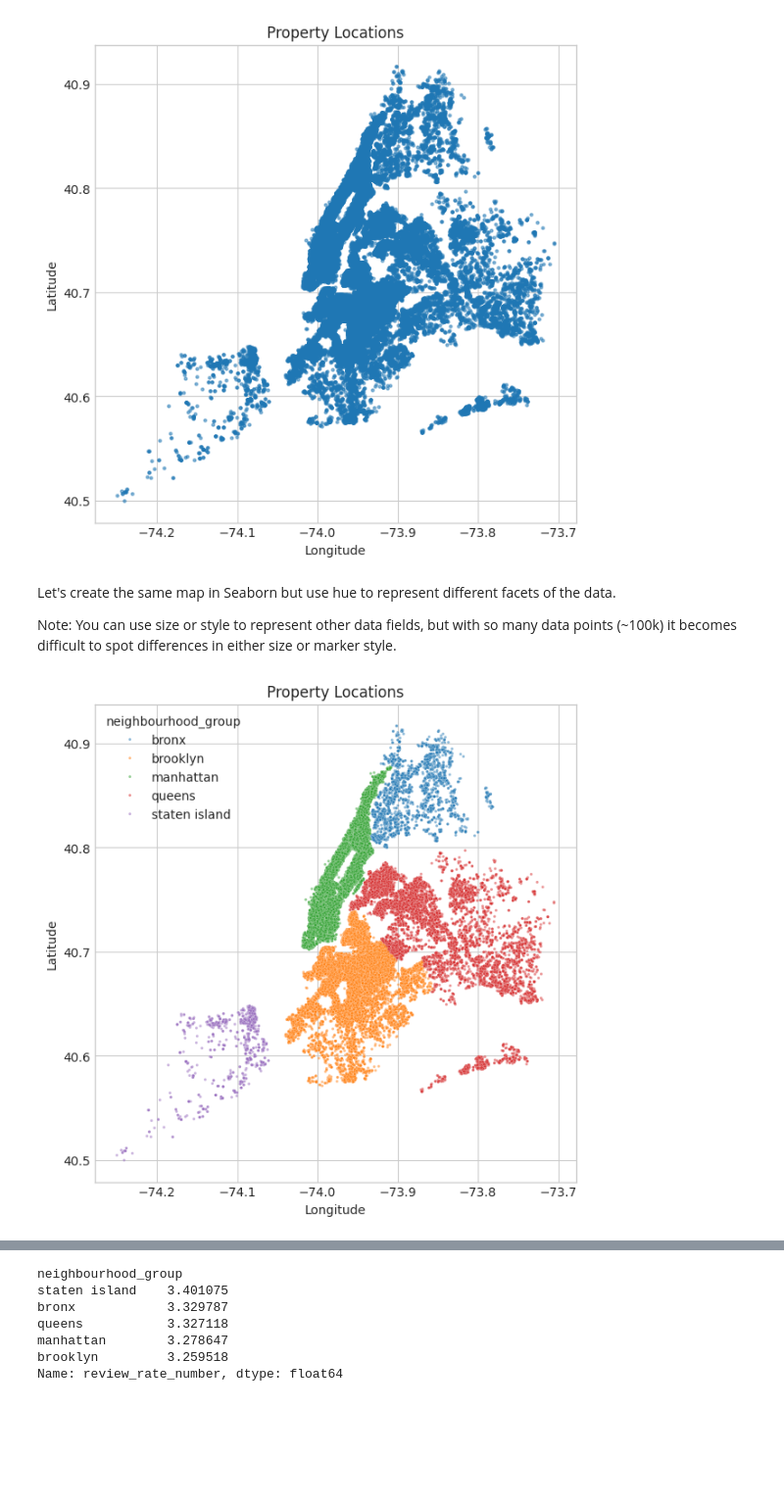
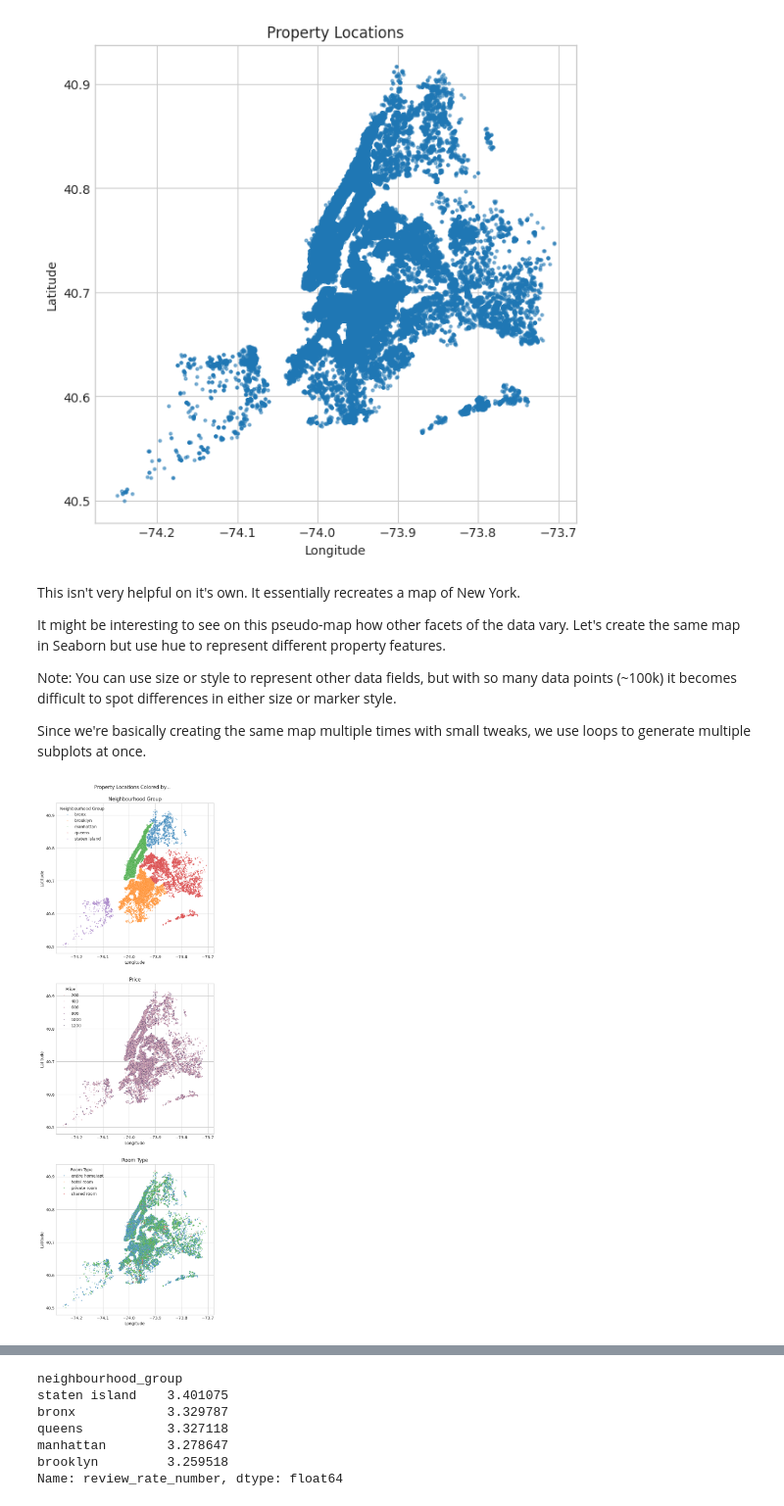
Before and after one commit to mg-ds-portfolio/prj_open_airbnb_data_viz, a Jupyter notebook: notebooks/prj_open_air_bnb_data_viz.ipynb, the cells around one changed output, grey strips where cells are left out. Shown at 98% size. Cells and saved outputs as stored; diff of their text form; code cells hidden in the pictures; blank space fills up the shorter version.

Commit message:
Continued EDA and data viz

```diff
--- a/notebooks/prj_open_air_bnb_data_viz.ipynb
+++ b/notebooks/prj_open_air_bnb_data_viz.ipynb
@@ -233,27 +247,50 @@ plt.show()
 # %% [output]
 [figure]
 # %% [markdown]
-Let's create the same map in Seaborn but use hue to represent different facets of the data.
+This isn't very helpful on it's own. It essentially recreates a map of New York.
+
+It might be interesting to see on this pseudo-map how other facets of the data vary. Let's create the same map in Seaborn but use hue to represent different property features.
 
 Note: You can use size or style to represent other data fields, but with so many data points (~100k) it becomes difficult to spot differences in either size or marker style.
+
+Since we're basically creating the same map multiple times with small tweaks, we use loops to generate multiple subplots at once.
 # %%
-# Using hue to represent neighbourhood_group.
+# Step 1. Prepare the data. Set which columns hue will represent.
+scatter_subplot_hue_data = ["neighbourhood_group", "price", "room_type"]
 
-# Step 1. Prepare the data (NA)
+# Step 2. Create fig and 1x3 grid of axes
+fig, axs = plt.subplots(len(scatter_subplot_hue_data),1, figsize = (7,21))
+fig.subplots_adjust(top=0.95)
 
-# Step 2. Create fig and axes
-fig, ax = plt.subplots(figsize = (7,7))
+# Combine steps 3 and 4 - we're looping over each subplot. It's more efficient to create and format each plot in one go.
+# Loop over all axes
+for i, ax in enumerate(axs.flat):
+    # Create subplots
+    sns.scatterplot(
+        ax = ax,
+        data = df,
+        x = "long",
+        y = "lat",
+        s = 5,
+        alpha = 0.5,
+        hue = scatter_subplot_hue_data[i]
+    )
 
-# Step 3. Create the chart
-sns.scatterplot(data = df, x = "long", y = "lat", s = 5, alpha = 0.5, hue = "neighbourhood_group", ax = ax)
+    # Format subplots
+    ax.grid(True)
+    ax.set_xlabel("Longitude")
+    ax.set_ylabel("Latitude")
+    ax.set_title(f"{scatter_subplot_hue_data[i].replace("_", " ").title()}")
 
-# Step 4. Format
-ax.set_title("Property Locations")
-ax.set_xlabel("Longitude")
-ax.set_ylabel("Latitude")
-ax.grid(True)
+    # Format legends
+    legend = ax.legend()
+    legend.set_title(f"{scatter_subplot_hue_data[i].replace("_", " ").title()}")
+    legend.set_loc("upper left")
+
+# Set title for grid of subplots
+fig.suptitle("Property Locations Colored by...")
 
 # Step 5. Show plot
 plt.show()
 # %% [output]
-[figure, old version]
+[figure, new version]
```
Also changed, not shown: parts of 14 cells of this notebook.
